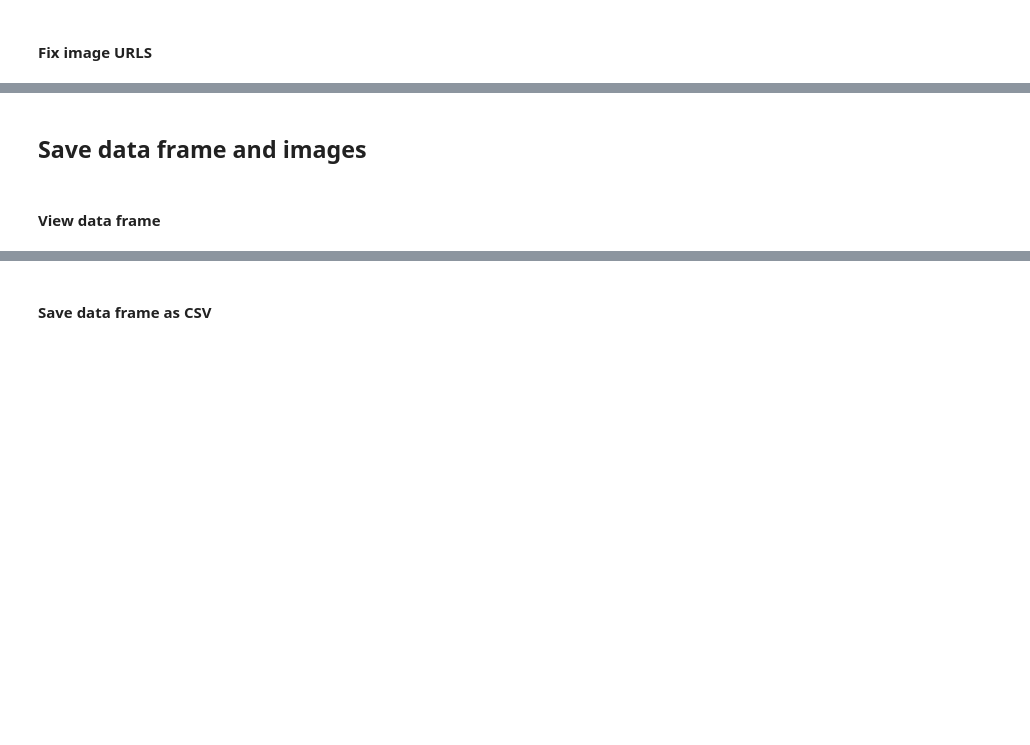
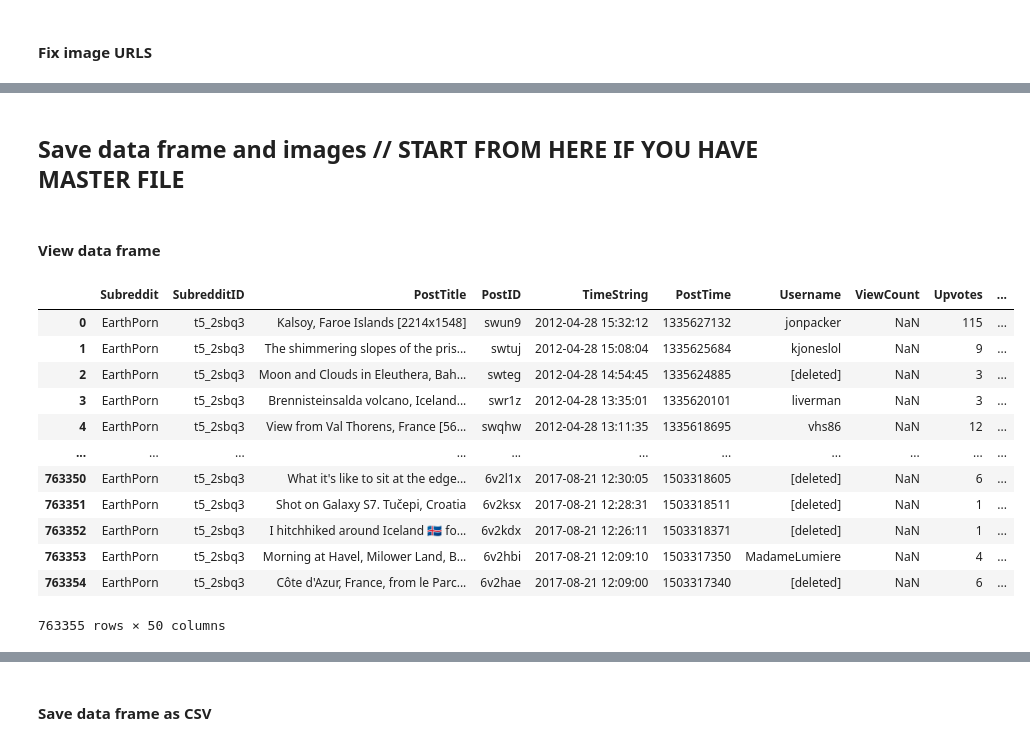
Before and after one commit to ChristofferDreist/RedditUpvotes, a Jupyter notebook: Data modeller.ipynb, the cells around one changed output, grey strips where cells are left out. Saved outputs shown, nothing was run; the diff lists cells and outputs as text; code cells hidden in the pictures; blank space fills up the shorter version.

Commit message:
Opdateret version af image download
Hvis du allerede har en fil med data, så begynd fra Save data frame and images

```diff
--- a/Data modeller.ipynb
+++ b/Data modeller.ipynb
@@ -200,7 +218,24 @@ for index, row in posts_tidy_df.iterrows():
 # %% [markdown]
-## Save data frame and images
+## Save data frame and images // START FROM HERE IF YOU HAVE MASTER FILE
 # %% [markdown]
 #### View data frame
-# %%
-pd.set_option('display.max_colwidth', None)
-posts_tidy_df
+# %%
+path = "C:/Users/Chris/Desktop/DTU/4. Semester/02466 - Project Work/RedditDataWithLinks_Master.csv"
+posts_tidy_df = pd.read_csv(path)
+
+pd.set_option('display.max_columns', None)
+posts_tidy_df
+# %% [output]
+|  | Subreddit | SubredditID | PostTitle | PostID | TimeString | PostTime | Username | ViewCount | Upvotes | ... |
+| 0 | EarthPorn | t5_2sbq3 | Kalsoy, Faroe Islands [2214x1548] | swun9 | 2012-04-28 15:32:12 | 1335627132 | jonpacker | NaN | 115 | ... |
+| 1 | EarthPorn | t5_2sbq3 | The shimmering slopes of the pris... | swtuj | 2012-04-28 15:08:04 | 1335625684 | kjoneslol | NaN | 9 | ... |
+| 2 | EarthPorn | t5_2sbq3 | Moon and Clouds in Eleuthera, Bah... | swteg | 2012-04-28 14:54:45 | 1335624885 | [deleted] | NaN | 3 | ... |
+| 3 | EarthPorn | t5_2sbq3 | Brennisteinsalda volcano, Iceland... | swr1z | 2012-04-28 13:35:01 | 1335620101 | liverman | NaN | 3 | ... |
+| 4 | EarthPorn | t5_2sbq3 | View from Val Thorens, France [56... | swqhw | 2012-04-28 13:11:35 | 1335618695 | vhs86 | NaN | 12 | ... |
+| ... | ... | ... | ... | ... | ... | ... | ... | ... | ... | ... |
+| 763350 | EarthPorn | t5_2sbq3 | What it's like to sit at the edge... | 6v2l1x | 2017-08-21 12:30:05 | 1503318605 | [deleted] | NaN | 6 | ... |
+| 763351 | EarthPorn | t5_2sbq3 | Shot on Galaxy S7. Tučepi, Croatia | 6v2ksx | 2017-08-21 12:28:31 | 1503318511 | [deleted] | NaN | 1 | ... |
+| 763352 | EarthPorn | t5_2sbq3 | I hitchhiked around Iceland 🇮🇸 fo... | 6v2kdx | 2017-08-21 12:26:11 | 1503318371 | [deleted] | NaN | 1 | ... |
+| 763353 | EarthPorn | t5_2sbq3 | Morning at Havel, Milower Land, B... | 6v2hbi | 2017-08-21 12:09:10 | 1503317350 | MadameLumiere | NaN | 4 | ... |
+| 763354 | EarthPorn | t5_2sbq3 | Côte d'Azur, France, from le Parc... | 6v2hae | 2017-08-21 12:09:00 | 1503317340 | [deleted] | NaN | 6 | ... |
+763355 rows × 50 columns
```
Also changed, not shown: parts of 16 cells of this notebook, 1 other file.
